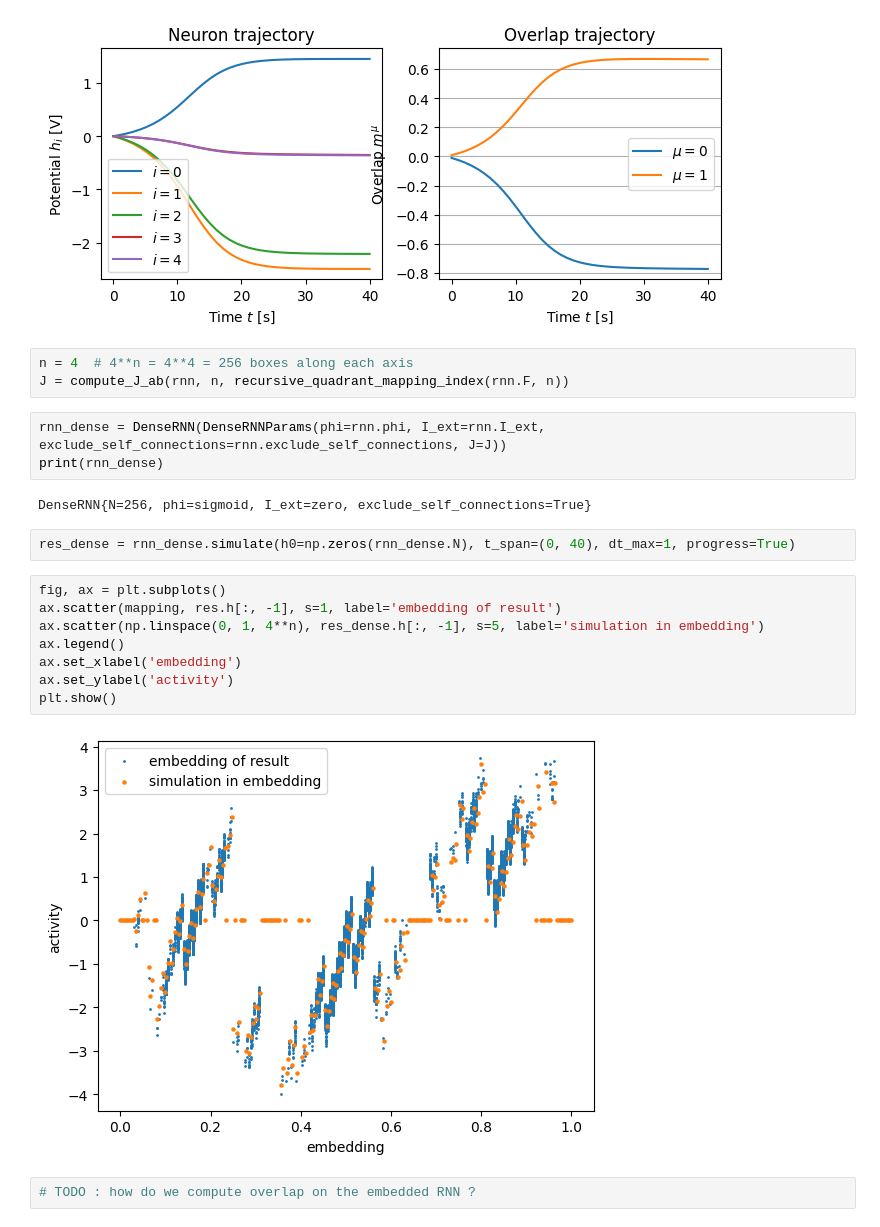
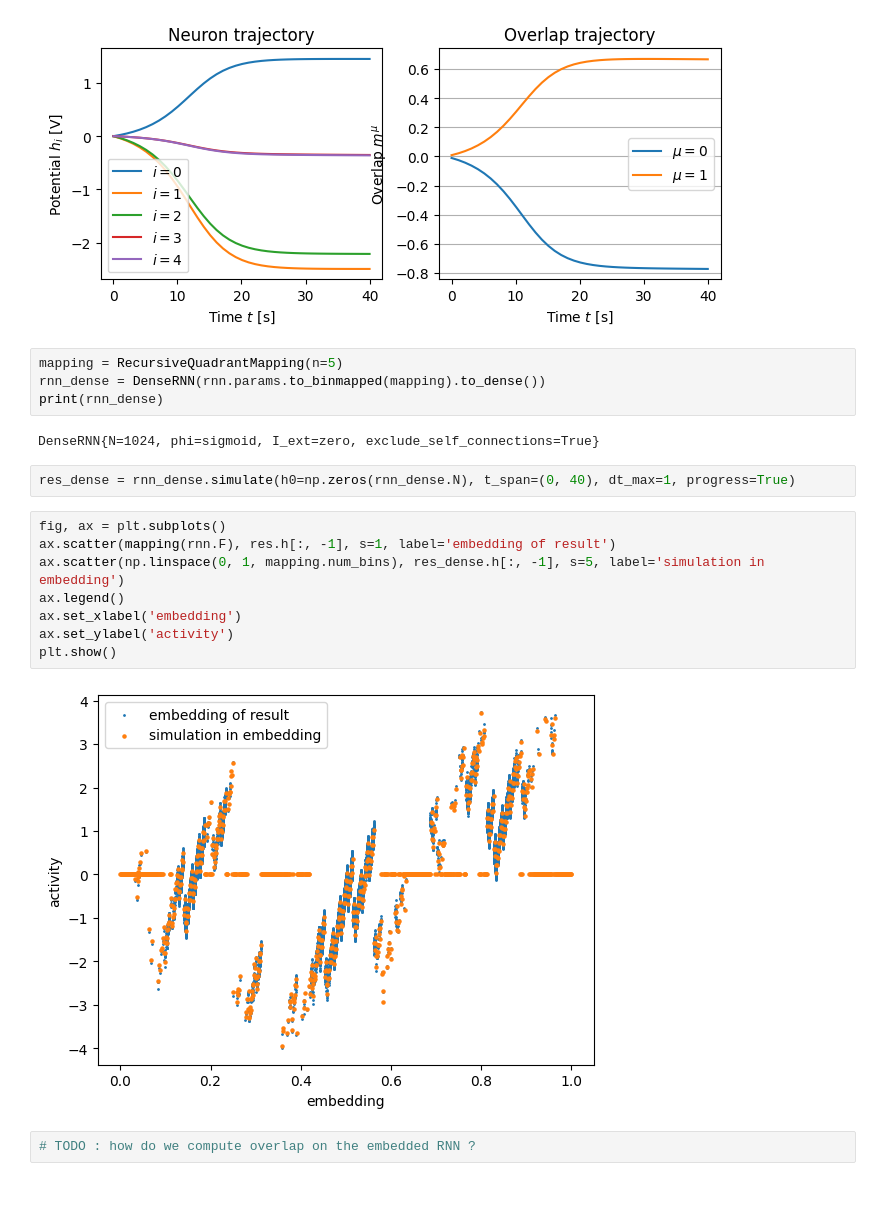
Before and after one commit to ninivert/lcnthesis, a Jupyter notebook: notebooks/mappings_convergence.ipynb, the cells around one changed output. Drawn from its saved outputs; the diff is of its cells as text; blank space fills up the shorter version.

```diff
--- a/notebooks/mappings_convergence.ipynb
+++ b/notebooks/mappings_convergence.ipynb
@@ -185,26 +212,24 @@ plot_overlap_trajectory(rnn, res, figax=(fig, axes[1]));
 # %% [output]
 LowRankRNN{N=20000, p=2, phi=sigmoid, I_ext=zero, exclude_self_connections=True}
 [figure]
-# %%
-n = 4  # 4**n = 4**4 = 256 boxes along each axis
-J = compute_J_ab(rnn, n, recursive_quadrant_mapping_index(rnn.F, n))
-# %%
-rnn_dense = DenseRNN(DenseRNNParams(phi=rnn.phi, I_ext=rnn.I_ext, exclude_self_connections=rnn.exclude_self_connections, J=J))
-print(rnn_dense)
-# %% [output]
-DenseRNN{N=256, phi=sigmoid, I_ext=zero, exclude_self_connections=True}
+# %%
+mapping = RecursiveQuadrantMapping(n=5)
+rnn_dense = DenseRNN(rnn.params.to_binmapped(mapping).to_dense())
+print(rnn_dense)
+# %% [output]
+DenseRNN{N=1024, phi=sigmoid, I_ext=zero, exclude_self_connections=True}
 # %%
 res_dense = rnn_dense.simulate(h0=np.zeros(rnn_dense.N), t_span=(0, 40), dt_max=1, progress=True)
 # %%
 fig, ax = plt.subplots()
-ax.scatter(mapping, res.h[:, -1], s=1, label='embedding of result')
-ax.scatter(np.linspace(0, 1, 4**n), res_dense.h[:, -1], s=5, label='simulation in embedding')
+ax.scatter(mapping(rnn.F), res.h[:, -1], s=1, label='embedding of result')
+ax.scatter(np.linspace(0, 1, mapping.num_bins), res_dense.h[:, -1], s=5, label='simulation in embedding')
 ax.legend()
 ax.set_xlabel('embedding')
 ax.set_ylabel('activity')
 plt.show()
 # %% [output]
-[figure, old version]
+[figure, new version]
 # %%
 # TODO : how do we compute overlap on the embedded RNN ?
 # %%
```
Also changed, not shown: parts of 5 cells of this notebook, 3 other files.
